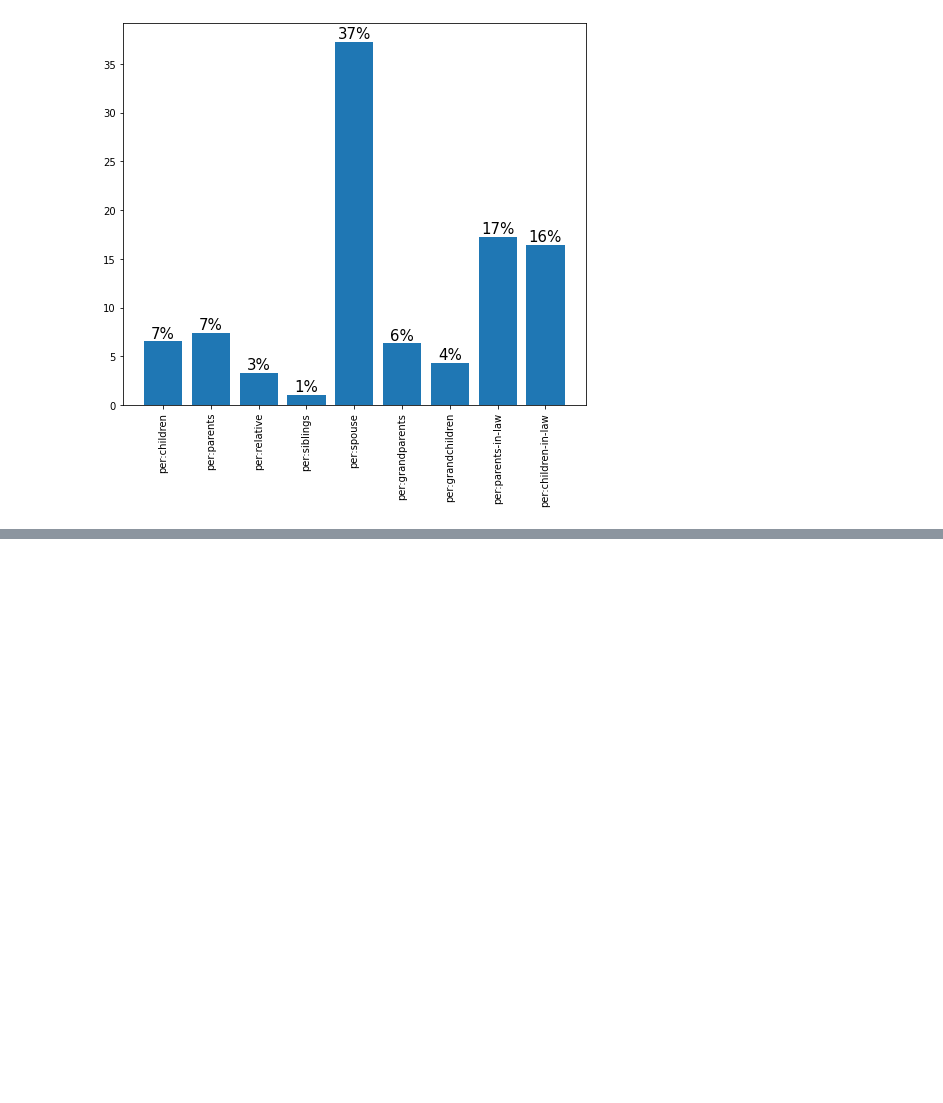
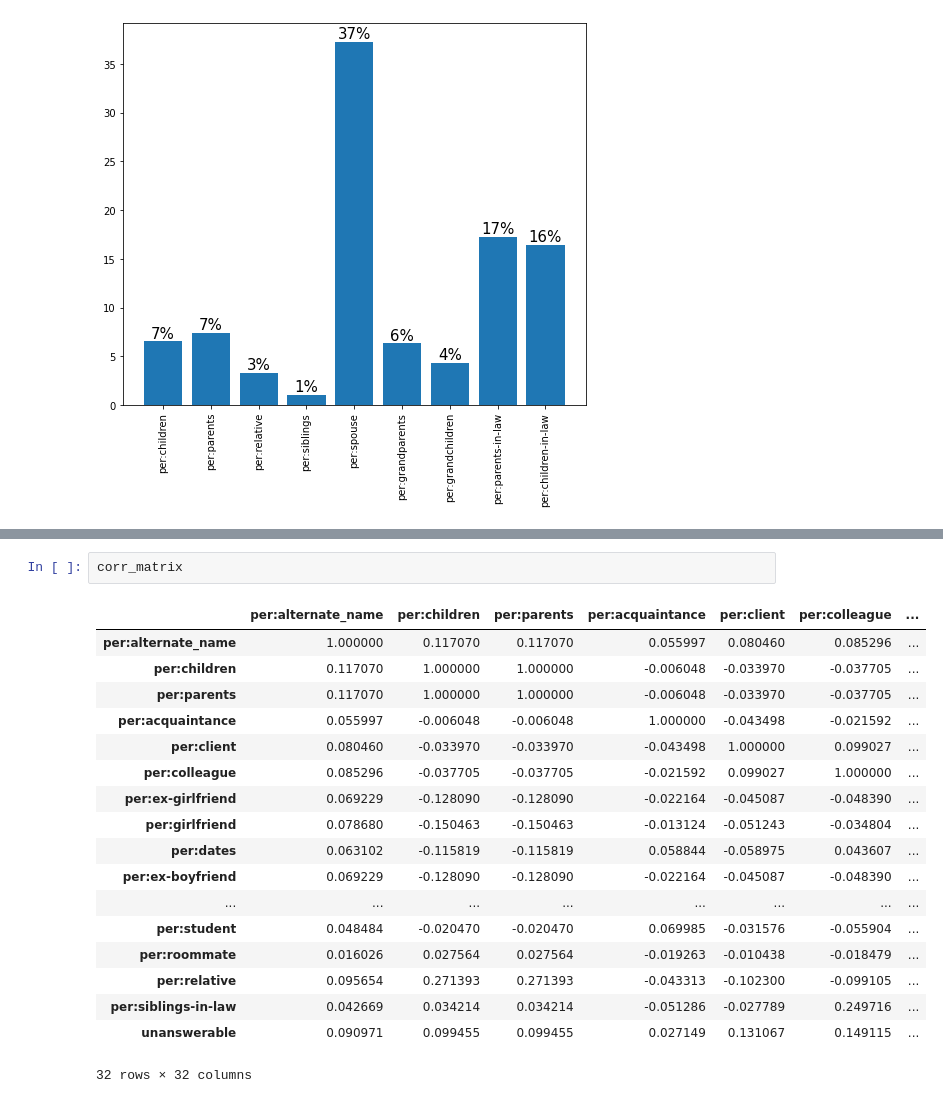
Before and after one commit to elyeb/dialog_formality, a Jupyter notebook: corpora_explore_highlights.ipynb, the cells around one changed output, grey strips where cells are left out. Drawn from its saved outputs; the diff is of its cells as text; blank space fills up the shorter version.

```diff
--- a/corpora_explore_highlights.ipynb
+++ b/corpora_explore_highlights.ipynb
@@ -802,0 +825,21 @@ plt.show()
+# %%
+corr_matrix
+# %% [output]
+|  | per:alternate_name | per:children | per:parents | per:acquaintance | per:client | per:colleague | ... |
+| per:alternate_name | 1.000000 | 0.117070 | 0.117070 | 0.055997 | 0.080460 | 0.085296 | ... |
+| per:children | 0.117070 | 1.000000 | 1.000000 | -0.006048 | -0.033970 | -0.037705 | ... |
+| per:parents | 0.117070 | 1.000000 | 1.000000 | -0.006048 | -0.033970 | -0.037705 | ... |
+| per:acquaintance | 0.055997 | -0.006048 | -0.006048 | 1.000000 | -0.043498 | -0.021592 | ... |
+| per:client | 0.080460 | -0.033970 | -0.033970 | -0.043498 | 1.000000 | 0.099027 | ... |
+| per:colleague | 0.085296 | -0.037705 | -0.037705 | -0.021592 | 0.099027 | 1.000000 | ... |
+| per:ex-girlfriend | 0.069229 | -0.128090 | -0.128090 | -0.022164 | -0.045087 | -0.048390 | ... |
+| per:girlfriend | 0.078680 | -0.150463 | -0.150463 | -0.013124 | -0.051243 | -0.034804 | ... |
+| per:dates | 0.063102 | -0.115819 | -0.115819 | 0.058844 | -0.058975 | 0.043607 | ... |
+| per:ex-boyfriend | 0.069229 | -0.128090 | -0.128090 | -0.022164 | -0.045087 | -0.048390 | ... |
+| ... | ... | ... | ... | ... | ... | ... | ... |
+| per:student | 0.048484 | -0.020470 | -0.020470 | 0.069985 | -0.031576 | -0.055904 | ... |
+| per:roommate | 0.016026 | 0.027564 | 0.027564 | -0.019263 | -0.010438 | -0.018479 | ... |
+| per:relative | 0.095654 | 0.271393 | 0.271393 | -0.043313 | -0.102300 | -0.099105 | ... |
+| per:siblings-in-law | 0.042669 | 0.034214 | 0.034214 | -0.051286 | -0.027789 | 0.249716 | ... |
+| unanswerable | 0.090971 | 0.099455 | 0.099455 | 0.027149 | 0.131067 | 0.149115 | ... |
+32 rows × 32 columns
```
Also changed, not shown: parts of 7 cells of this notebook, 2 other files.
